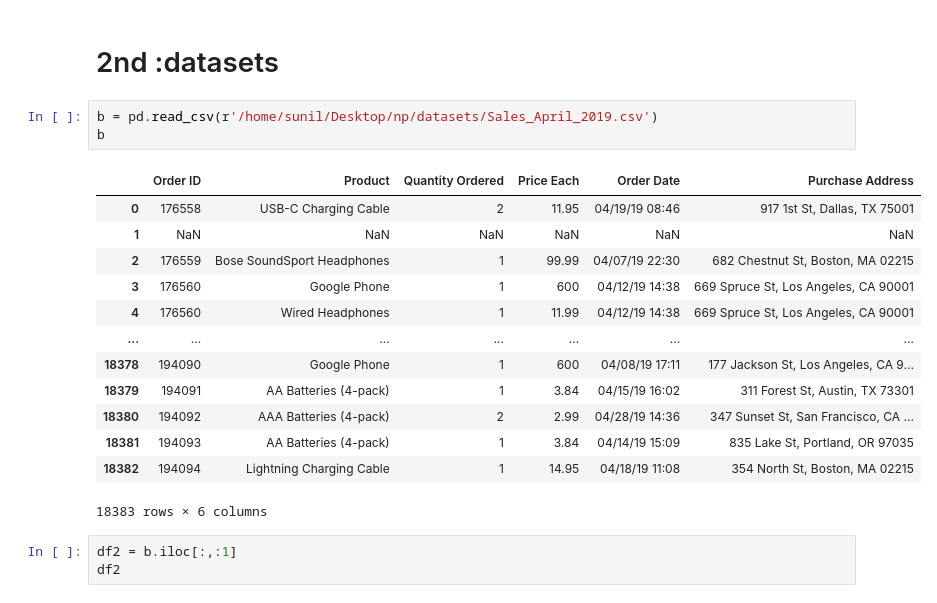
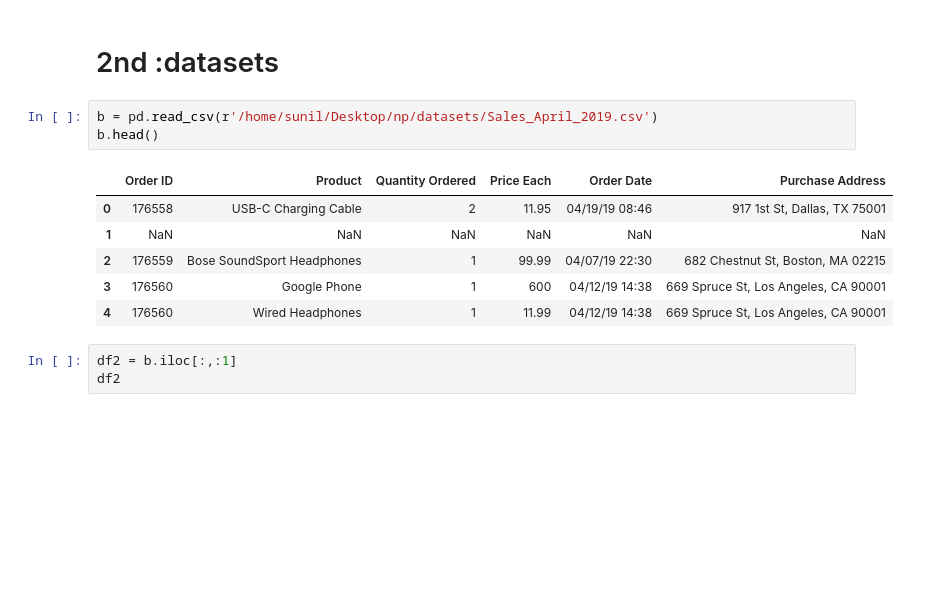
Before and after one commit to Aarika13/OCR, a Jupyter notebook: train.ipynb, the cells around one changed output. Saved outputs shown, nothing was run; the diff lists cells and outputs as text; blank space fills up the shorter version.

```diff
--- a/train.ipynb
+++ b/train.ipynb
@@ -53,21 +56,14 @@ df1.shape
 # 2nd :datasets
 # %%
 b = pd.read_csv(r'/home/sunil/Desktop/np/datasets/Sales_April_2019.csv')
-b
+b.head()
 # %% [output]
 |  | Order ID | Product | Quantity Ordered | Price Each | Order Date | Purchase Address |
 | 0 | 176558 | USB-C Charging Cable | 2 | 11.95 | 04/19/19 08:46 | 917 1st St, Dallas, TX 75001 |
 | 1 | NaN | NaN | NaN | NaN | NaN | NaN |
 | 2 | 176559 | Bose SoundSport Headphones | 1 | 99.99 | 04/07/19 22:30 | 682 Chestnut St, Boston, MA 02215 |
 | 3 | 176560 | Google Phone | 1 | 600 | 04/12/19 14:38 | 669 Spruce St, Los Angeles, CA 90001 |
 | 4 | 176560 | Wired Headphones | 1 | 11.99 | 04/12/19 14:38 | 669 Spruce St, Los Angeles, CA 90001 |
-| ... | ... | ... | ... | ... | ... | ... |
-| 18378 | 194090 | Google Phone | 1 | 600 | 04/08/19 17:11 | 177 Jackson St, Los Angeles, CA 9... |
-| 18379 | 194091 | AA Batteries (4-pack) | 1 | 3.84 | 04/15/19 16:02 | 311 Forest St, Austin, TX 73301 |
-| 18380 | 194092 | AAA Batteries (4-pack) | 2 | 2.99 | 04/28/19 14:36 | 347 Sunset St, San Francisco, CA ... |
-| 18381 | 194093 | AA Batteries (4-pack) | 1 | 3.84 | 04/14/19 15:09 | 835 Lake St, Portland, OR 97035 |
-| 18382 | 194094 | Lightning Charging Cable | 1 | 14.95 | 04/18/19 11:08 | 354 North St, Boston, MA 02215 |
-18383 rows × 6 columns
 # %%
 df2 = b.iloc[:,:1]
 df2
```
Also changed, not shown: parts of 30 cells of this notebook, 22 other files.
